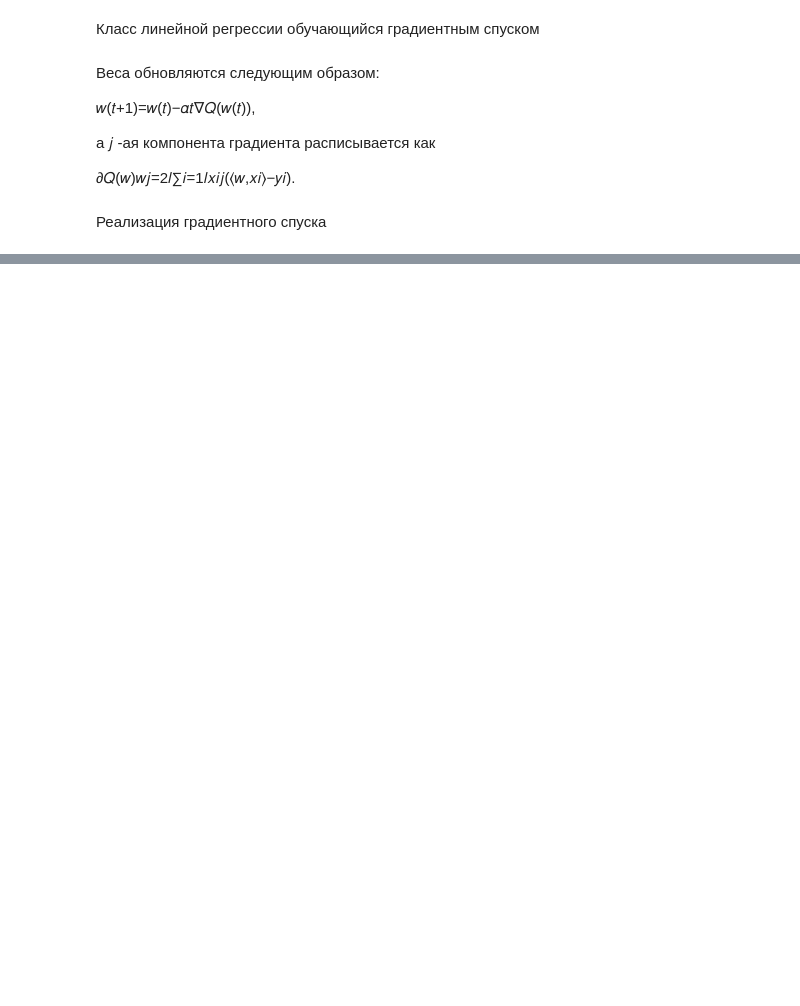
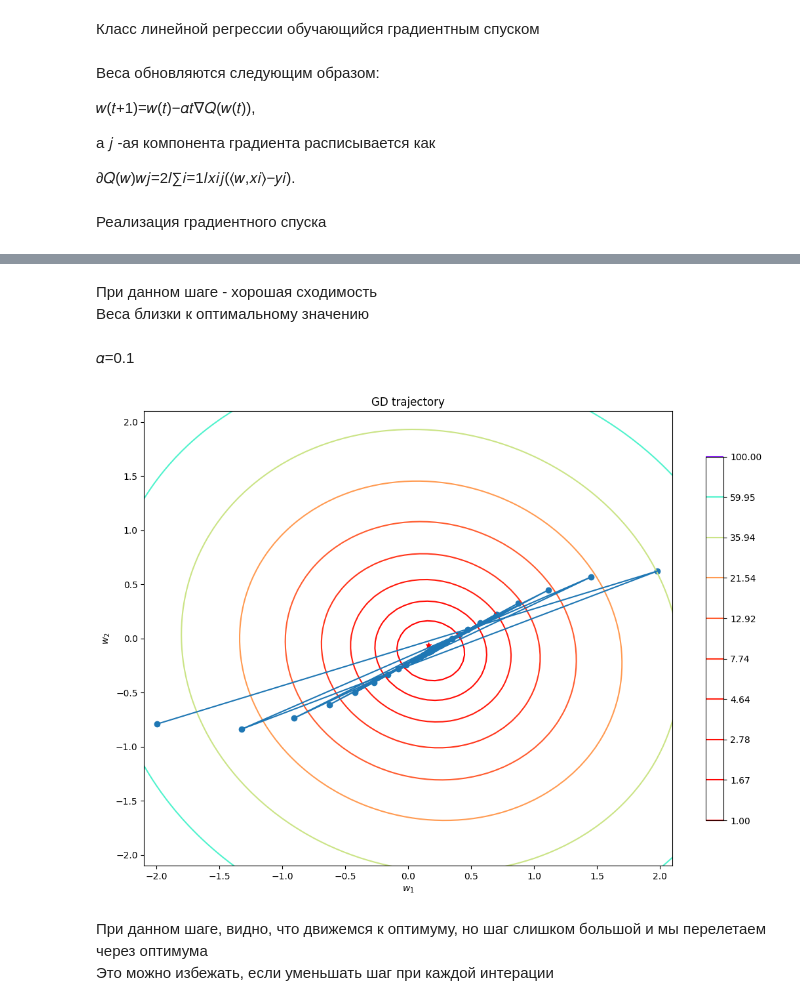
Before and after one commit to GarifullinII/GradientDescent, a Jupyter notebook: gradient_descent.ipynb, the cells around one changed output, grey strips where cells are left out. Cells and saved outputs as stored; diff of their text form; code cells hidden in the pictures; blank space fills up the shorter version.

```diff
--- a/gradient_descent.ipynb
+++ b/gradient_descent.ipynb
@@ -125,0 +208,12 @@ class LinearRegression(BaseEstimator):
+# %% [markdown]
+При данном шаге - хорошая сходимость <br>Веса близки к оптимальному значению
+# %% [markdown]
+𝛼=0.1
+# %%
+lr = LinearRegression(w0=w_0, alpha=0.1)
+lr.fit(X, y)
+plot_gd(X, y, lr.w_history)
+# %% [output]
+[figure, added]
+# %% [markdown]
+При данном шаге, видно, что движемся к оптимуму, но шаг слишком большой и мы перелетаем через оптимума <br>Это можно избежать, если уменьшать шаг при каждой интерации
```
Also changed, not shown: parts of 14 cells of this notebook.
